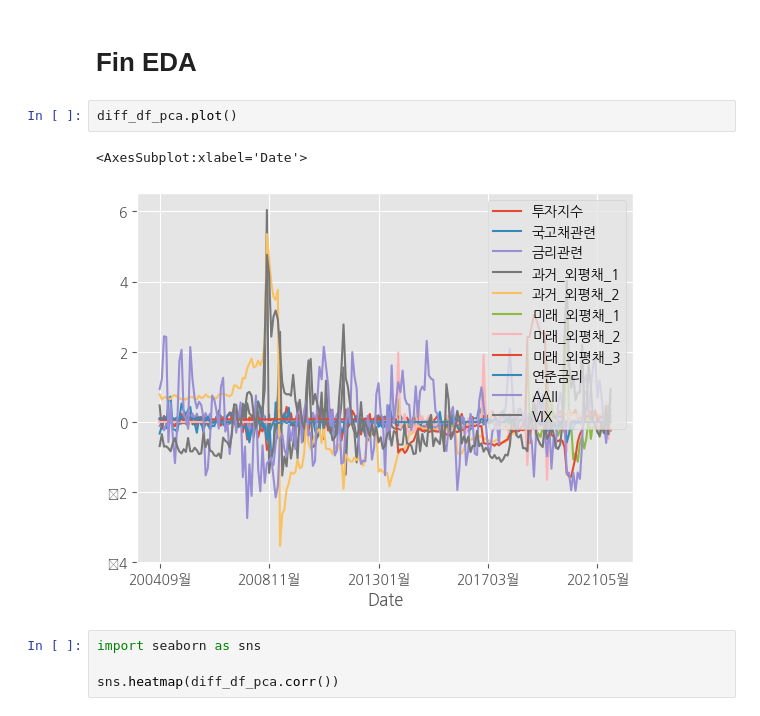
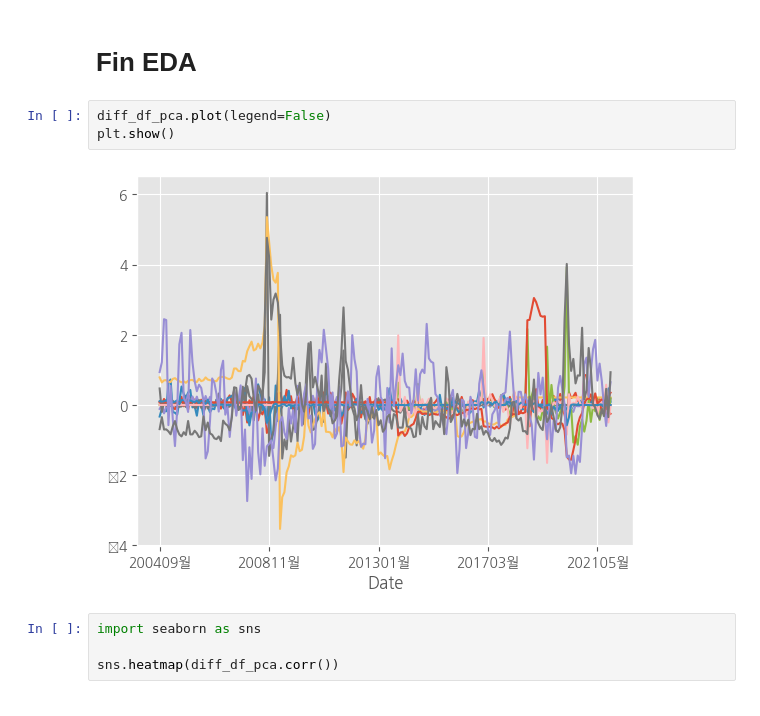
Before and after one commit to paragonyun/Deepconomics, a Jupyter notebook: main.ipynb, the cells around one changed output. Cells and saved outputs as stored; diff of their text form.

```diff
--- a/main.ipynb
+++ b/main.ipynb
@@ -713,10 +441,10 @@ look-up table. The actual p-value is greater than the p-value returned.
 # %% [markdown]
 # Fin EDA
 # %%
-diff_df_pca.plot()
+diff_df_pca.plot(legend=False)
+plt.show()
 # %% [output]
-<AxesSubplot:xlabel='Date'>
-[figure, old version]
+[figure, new version]
 # %%
 import seaborn as sns
 
```
Also changed, not shown: parts of 33 cells of this notebook.
